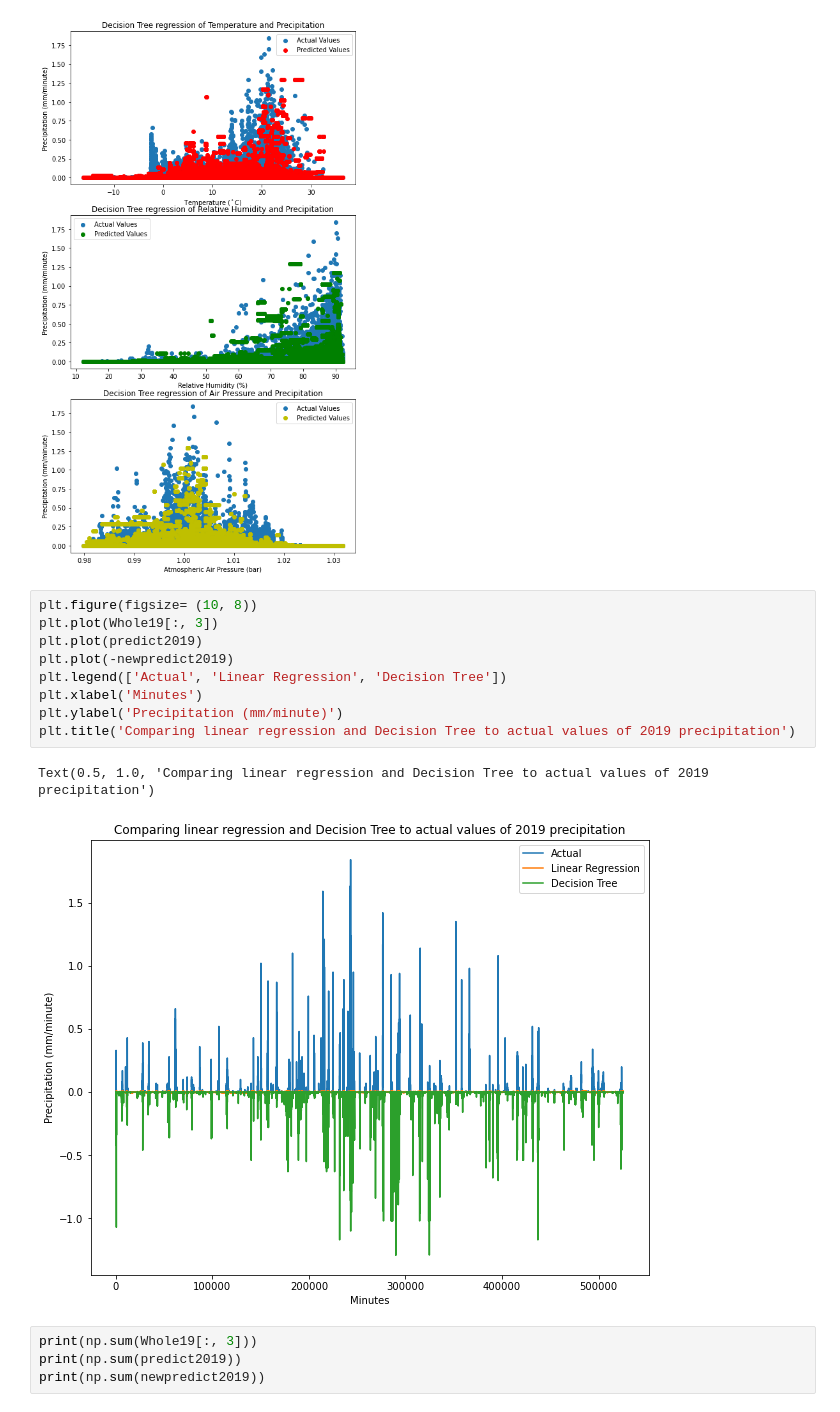
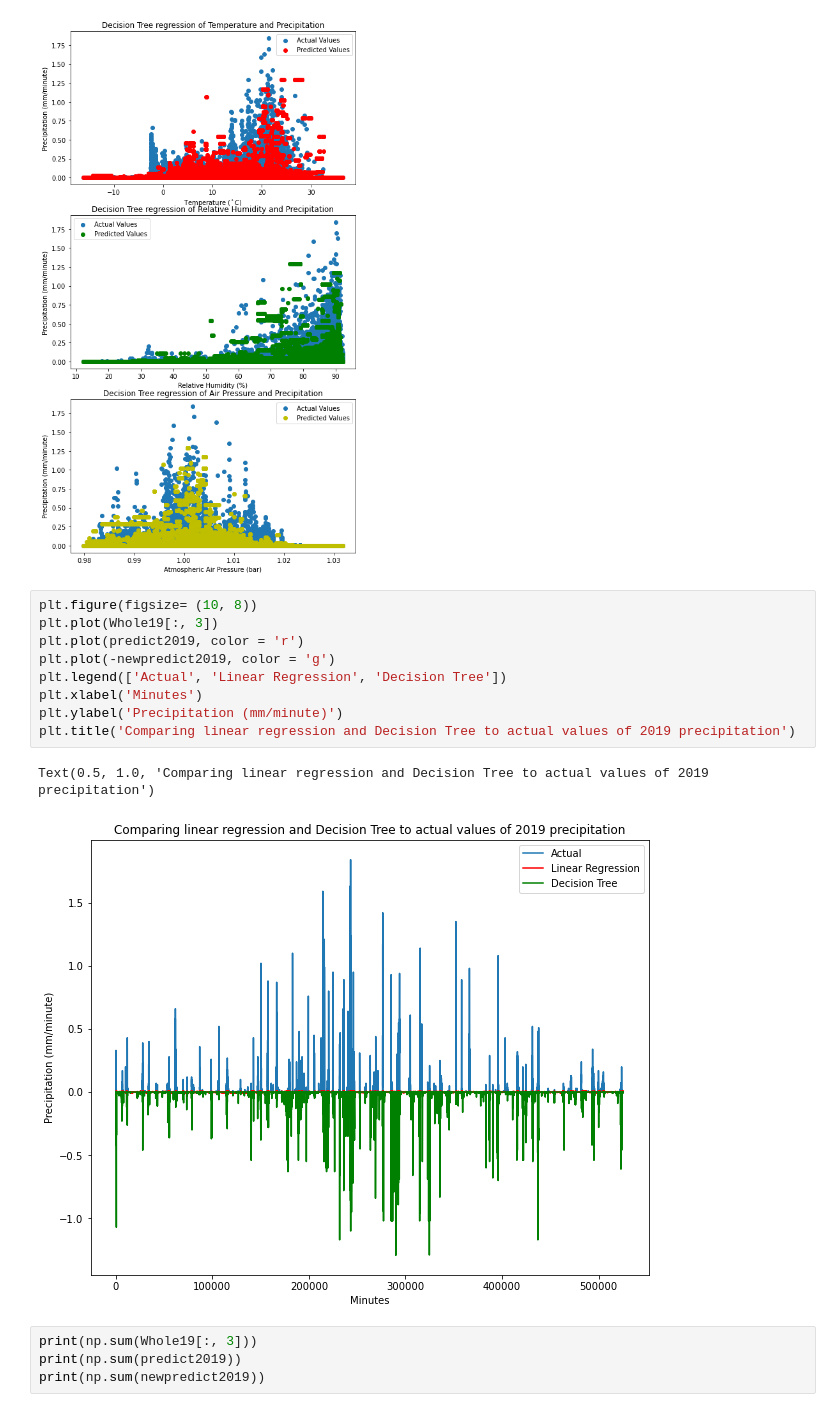
Before and after one commit to zhangt3-e/senior_thesis, a Jupyter notebook: Code/ML.ipynb, the cells around one changed output. Cells and saved outputs as stored; diff of their text form.

```diff
--- a/Code/ML.ipynb
+++ b/Code/ML.ipynb
@@ -119,15 +119,15 @@ Text(0.5, 1.0, 'Decision Tree regression of Air Pressure and Precipitation')
 # %%
 plt.figure(figsize= (10, 8))
 plt.plot(Whole19[:, 3])
-plt.plot(predict2019)
-plt.plot(-newpredict2019)
+plt.plot(predict2019, color = 'r')
+plt.plot(-newpredict2019, color = 'g')
 plt.legend(['Actual', 'Linear Regression', 'Decision Tree'])
 plt.xlabel('Minutes')
 plt.ylabel('Precipitation (mm/minute)')
 plt.title('Comparing linear regression and Decision Tree to actual values of 2019 precipitation')
 # %% [output]
 Text(0.5, 1.0, 'Comparing linear regression and Decision Tree to actual values of 2019 precipitation')
-[figure, old version]
+[figure, new version]
 # %%
 print(np.sum(Whole19[:, 3]))
 print(np.sum(predict2019))
```
Also changed, not shown: 1 other file.
